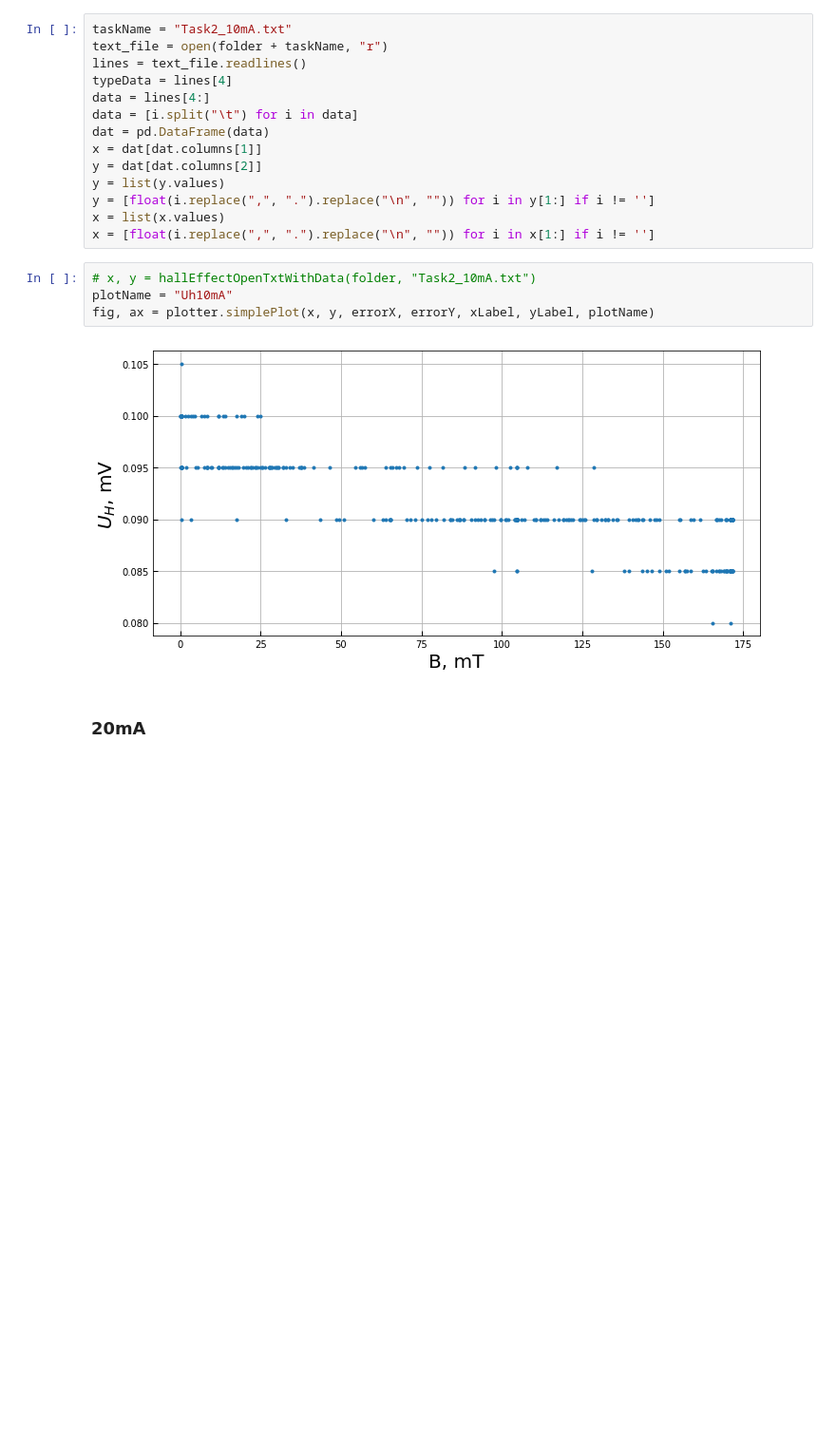
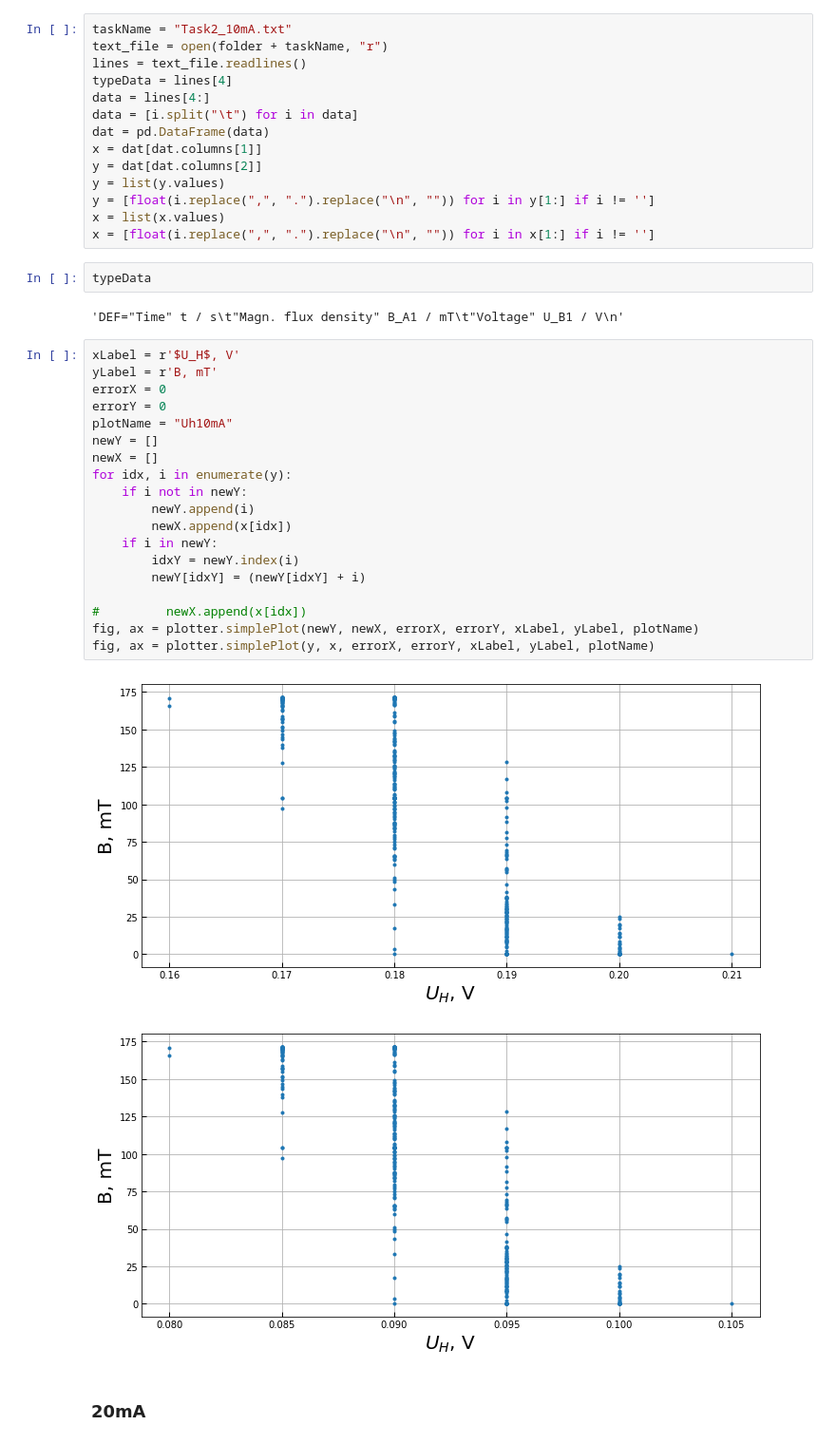
Before and after one commit to bbuusshh/uniStuttgartLabs, a Jupyter notebook: HallEffect.ipynb, the cells around one changed output. Shown at 95% size. Drawn from its saved outputs; the diff is of its cells as text; blank space fills up the shorter version.

```diff
--- a/HallEffect.ipynb
+++ b/HallEffect.ipynb
@@ -131,12 +131,32 @@ y = list(y.values)
 y = [float(i.replace(",", ".").replace("\n", "")) for i in y[1:] if i != '']
 x = list(x.values)
 x = [float(i.replace(",", ".").replace("\n", "")) for i in x[1:] if i != '']
-# %%
-# x, y = hallEffectOpenTxtWithData(folder, "Task2_10mA.txt")
-plotName = "Uh10mA"
-fig, ax = plotter.simplePlot(x, y, errorX, errorY, xLabel, yLabel, plotName)
-# %% [output]
-[figure, removed]
+# %%
+typeData
+# %% [output]
+'DEF="Time" t / s\t"Magn. flux density" B_A1 / mT\t"Voltage" U_B1 / V\n'
+# %%
+xLabel = r'$U_H$, V'
+yLabel = r'B, mT'
+errorX = 0
+errorY = 0
+plotName = "Uh10mA"
+newY = []
+newX = []
+for idx, i in enumerate(y):
+    if i not in newY:
+        newY.append(i)
+        newX.append(x[idx])
+    if i in newY:
+        idxY = newY.index(i)
+        newY[idxY] = (newY[idxY] + i)
+
+#         newX.append(x[idx])
+fig, ax = plotter.simplePlot(newY, newX, errorX, errorY, xLabel, yLabel, plotName)
+fig, ax = plotter.simplePlot(y, x, errorX, errorY, xLabel, yLabel, plotName)
+# %% [output]
+[figure, added]
+[figure, added]
 # %% [markdown]
 ### 20mA
 # %%
```
Also changed, not shown: parts of 7 cells of this notebook, 3 other files.
